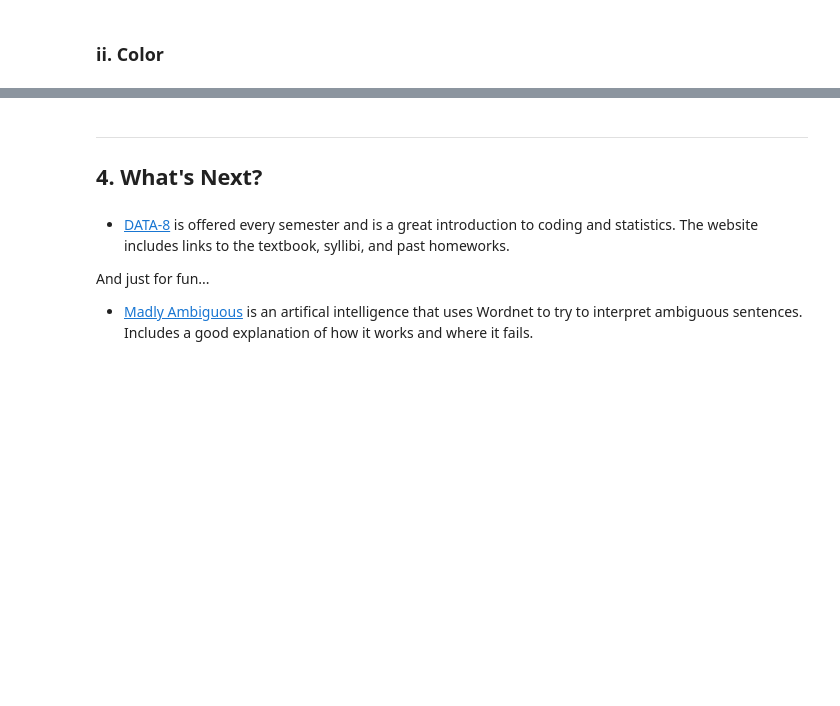
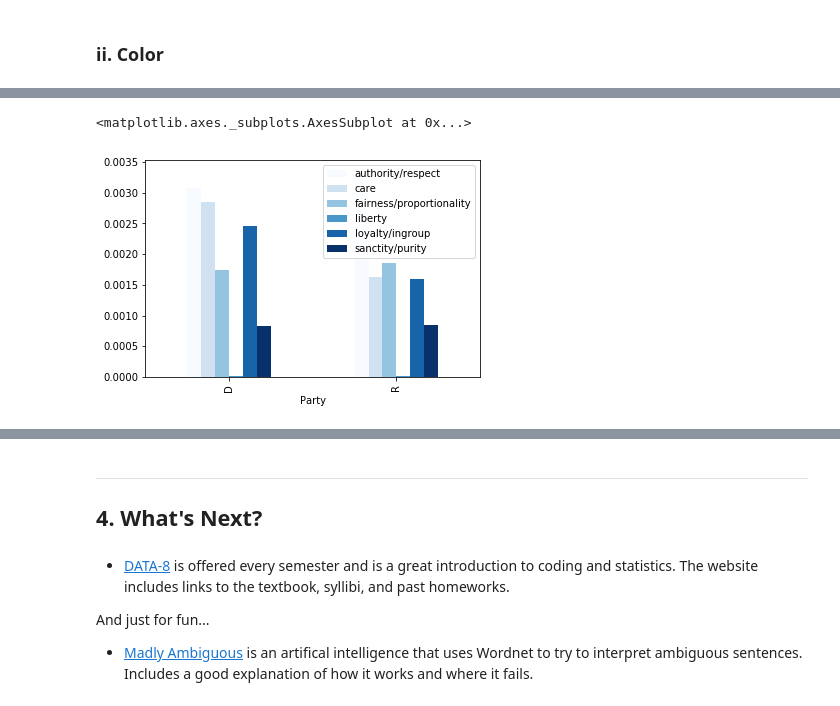
Before and after one commit to ds-modules/XRHETOR-R1A, a Jupyter notebook: 03-Rhetoric-of-Data.ipynb, the cells around one changed output, grey strips where cells are left out. Drawn from its saved outputs; the diff is of its cells as text; code cells hidden in the pictures; blank space fills up the shorter version.

```diff
--- a/03-Rhetoric-of-Data.ipynb
+++ b/03-Rhetoric-of-Data.ipynb
@@ -299,0 +341,6 @@ party_avg.plot.bar(colormap='flag', figsize=(9,6))
+# %%
+# Create a bar plot for foundation_avg with the 'Blues' colormap
+foundation_avg.plot.bar(colormap='Blues')
+# %% [output]
+<matplotlib.axes._subplots.AxesSubplot at 0x...>
+[figure, added]
```
Also changed, not shown: parts of 11 cells of this notebook.
